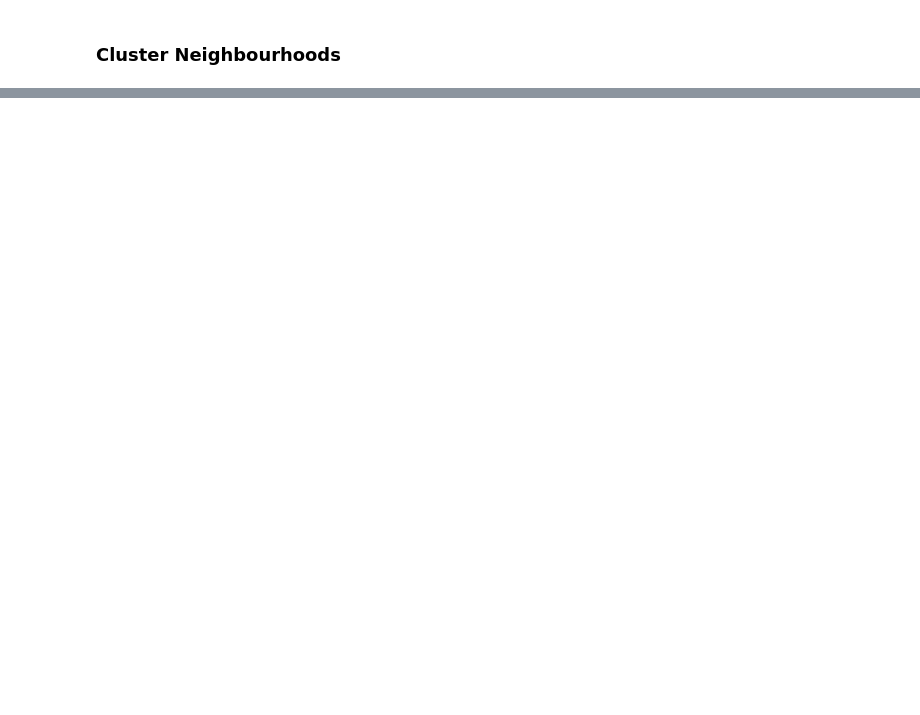
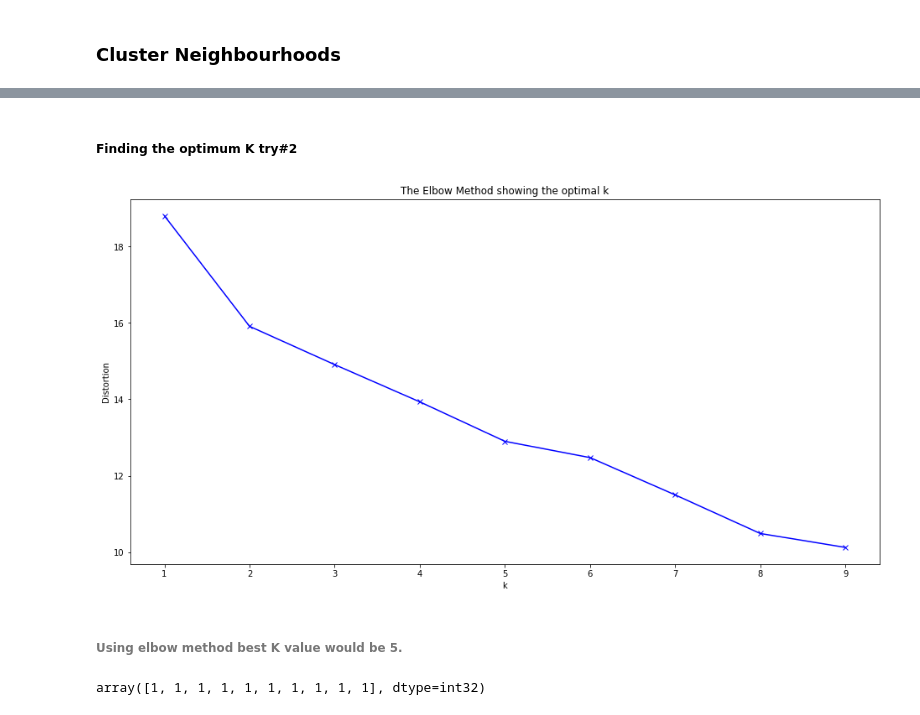
Before and after one commit to asLashin/Coursera_Capstone, a Jupyter notebook: Capstone Project: opening a New CoffeeShop Chain C.ipynb, the cells around one changed output, grey strips where cells are left out. Saved outputs shown, nothing was run; the diff lists cells and outputs as text; code cells hidden in the pictures; blank space fills up the shorter version.

```diff
--- a/Capstone Project: opening a New CoffeeShop Chain C.ipynb
+++ b/Capstone Project: opening a New CoffeeShop Chain C.ipynb
@@ -358,0 +370,2 @@ neighbourhoods_venues_sorted.head()
+# %%
+toronto_grouped_clustering = toronto_grouped.drop('Neighbourhood', 1)
@@ -358,0 +374,14 @@ neighbourhoods_venues_sorted.head()
+# %%
+
+Ks = 11
+mean_acc = np.zeros((Ks-1))
+std_acc = np.zeros((Ks-1))
+
+for n in range(1,Ks):
+
+    #Train Model and Predict
+    kmeans = KMeans(n_clusters=n,init='k-means++', random_state=0).fit(toronto_grouped_clustering)
+    kmeans.fit(toronto_grouped_clustering)
+    mean_acc[n-1] = kmeans.inertia_
+
+mean_acc
@@ -358,0 +401,31 @@ neighbourhoods_venues_sorted.head()
+# %% [markdown]
+##### Finding the optimum K try#2
+# %%
+distortions = []
+K = range(1,10)
+for k in K:
+    kmeanModel = KMeans(n_clusters=k)
+    kmeanModel.fit(toronto_grouped_clustering)
+    distortions.append(kmeanModel.inertia_)
+# %%
+plt.figure(figsize=(16,8))
+plt.plot(K, distortions, 'bx-')
+plt.xlabel('k')
+plt.ylabel('Distortion')
+plt.title('The Elbow Method showing the optimal k')
+plt.show()
+# %% [output]
+[figure, added]
+# %% [markdown]
+######  Using elbow method best K value would be 5.
+# %%
+# set number of clusters
+kclusters = 5
+
+# run k-means clustering
+kmeans_final = KMeans(n_clusters=kclusters, random_state=0).fit(toronto_grouped_clustering)
+
+# check cluster labels generated for each row in the dataframe
+kmeans_final.labels_[0:10]
+# %% [output]
+array([1, 1, 1, 1, 1, 1, 1, 1, 1, 1], dtype=int32)
```
Also changed, not shown: parts of 8 cells of this notebook.
